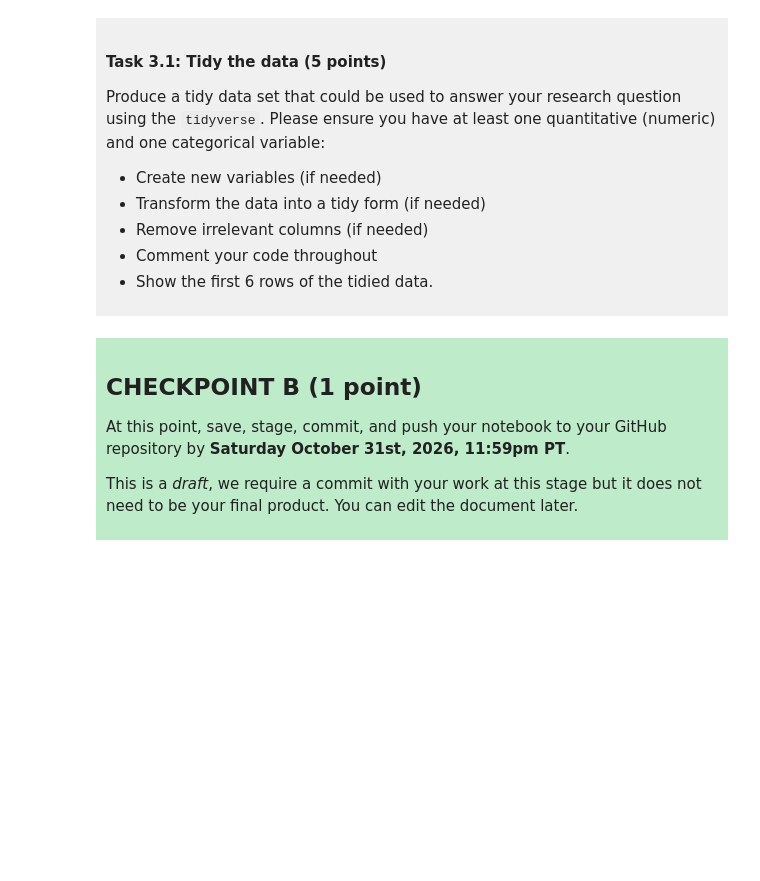
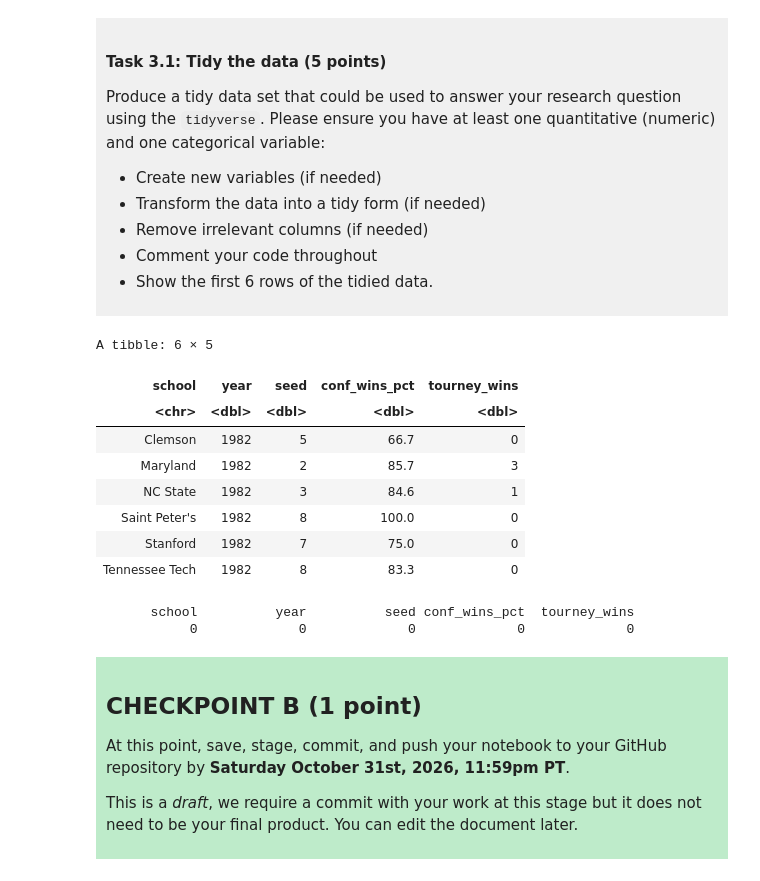
Before and after one commit to yiquanliao125-eng/dsci100---project---Vicky-Liao, a Jupyter notebook: dsci-100-project-notebook.ipynb, the cells around one changed output. Cells and saved outputs as stored; diff of their text form; code cells hidden in the pictures; blank space fills up the shorter version.

Commit message:
complete checkpoint b draft

```diff
--- a/dsci-100-project-notebook.ipynb
+++ b/dsci-100-project-notebook.ipynb
@@ -209,7 +209,29 @@ Produce a tidy data set that could be used to answer your research question usin
 
 </div>
 # %%
-### EDIT THIS CODE CELL ###
+#select the columns needed for my reserch question
+tidy_data <- data |>
+select(school, year, seed, conf_wins_pct, tourney_wins) |>
+#remove ros with missing conference wiin percentages
+drop_na (conf_wins_pct)
+
+#show first 6 rows of the tidy data
+head(tidy_data)
+
+#check if there is any missing value
+colSums(is.na(tidy_data))
+# %% [output]
+A tibble: 6 × 5
+| school | year | seed | conf_wins_pct | tourney_wins |
+| <chr> | <dbl> | <dbl> | <dbl> | <dbl> |
+| Clemson | 1982 | 5 | 66.7 | 0 |
+| Maryland | 1982 | 2 | 85.7 | 3 |
+| NC State | 1982 | 3 | 84.6 | 1 |
+| Saint Peter's | 1982 | 8 | 100.0 | 0 |
+| Stanford | 1982 | 7 | 75.0 | 0 |
+| Tennessee Tech | 1982 | 8 | 83.3 | 0 |
+       school          year          seed conf_wins_pct  tourney_wins
+            0             0             0             0             0
 # %% [markdown]
 <div style="background-color: #beebca; padding: 10px;">
 
```
Also changed, not shown: parts of 2 cells of this notebook.
